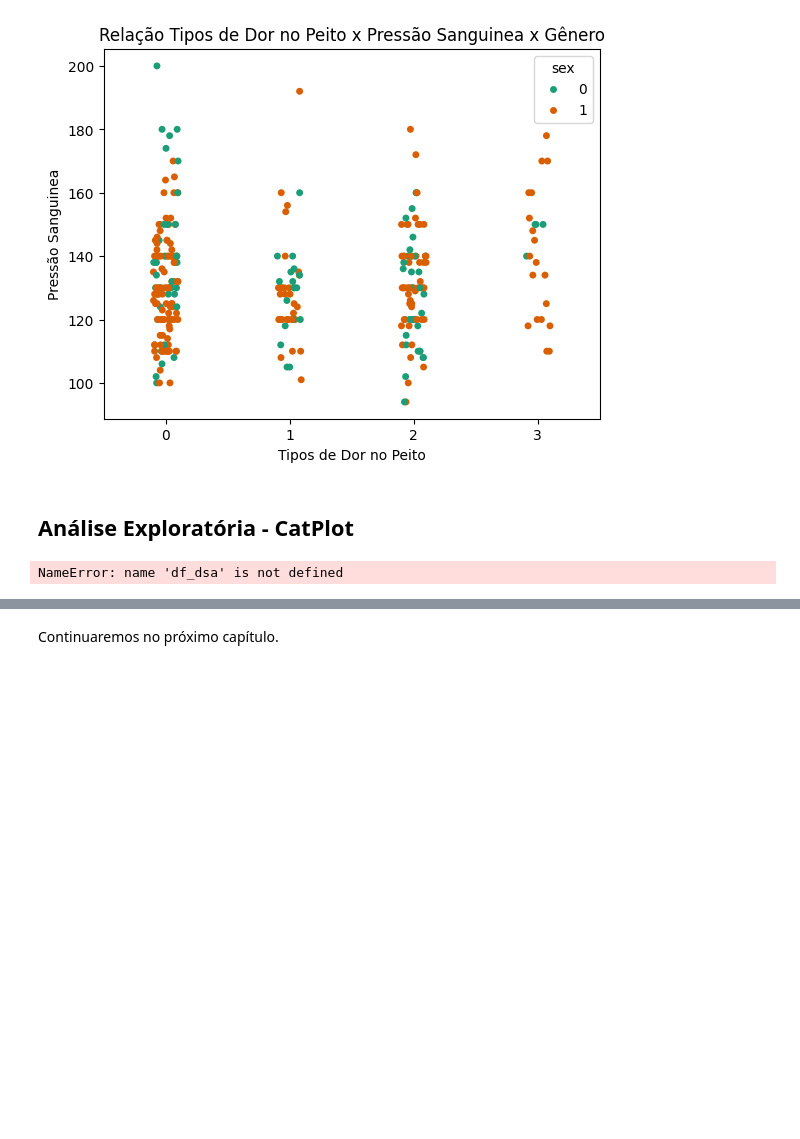
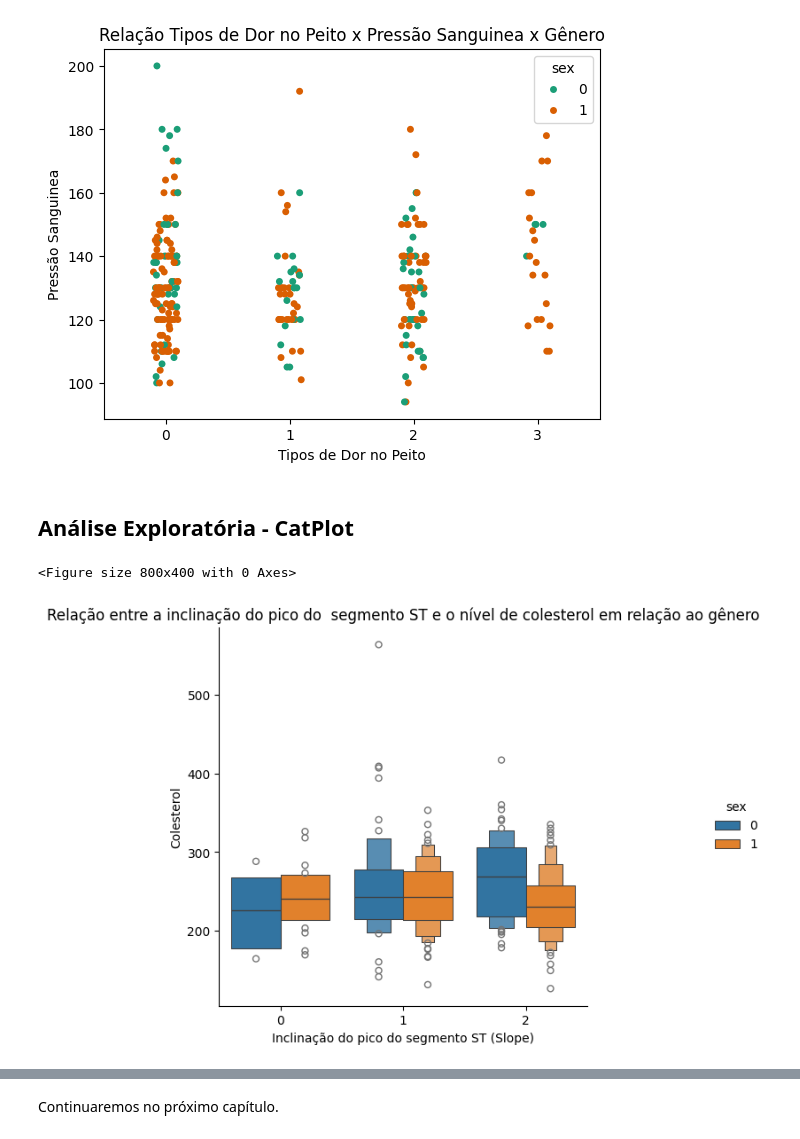
Before and after one commit to prisciladalepiane/machine-learning, a Jupyter notebook: 03-bio/01-doecas-cardiacas/Principal.ipynb, the cells around one changed output, grey strips where cells are left out. Cells and saved outputs as stored; diff of their text form; code cells hidden in the pictures; blank space fills up the shorter version.

```diff
--- a/03-bio/01-doecas-cardiacas/Principal.ipynb
+++ b/03-bio/01-doecas-cardiacas/Principal.ipynb
@@ -388,12 +399,15 @@ Text(0.5, 1.0, 'Relação Tipos de Dor no Peito x Pressão Sanguinea x Gênero')
 ## Análise Exploratória - CatPlot
 # %%
 # Gráfico sobre a relação entre a inclinação do pico do segmento ST e o nível de colesterol em relação ao gênero
-sns.catplot(x = "slope", y = "chol", hue = "sex", kind = "boxen", data = df_dsa)
+plt.figure(figsize = (8, 4))
+sns.catplot(x = "slope", y = "chol", hue = "sex", kind = "boxen", data = df)
 plt.xlabel('Inclinação do pico do segmento ST (Slope)')
 plt.ylabel('Colesterol')
-plt.title(label = "Relação entre a inclinação do pico do segmento ST e o nível de colesterol em relação ao gênero",
+plt.title(label = "Relação entre a inclinação do pico do  segmento ST e o nível de colesterol em relação ao gênero",
           loc = 'center')
+plt.show()
 # %% [output]
-NameError: name 'df_dsa' is not defined
+<Figure size 800x400 with 0 Axes>
+[figure, added]
 # %%
 # Catplot como violin plot
```
Also changed, not shown: parts of 8 cells of this notebook.
